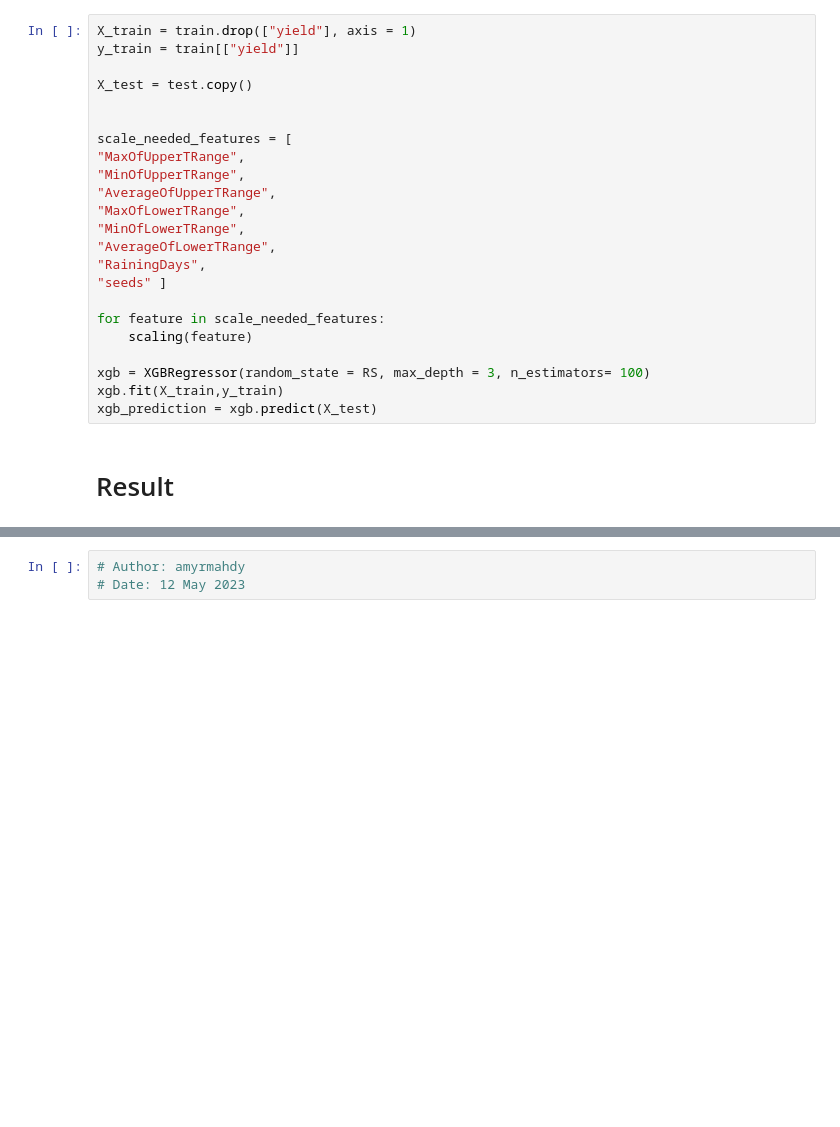
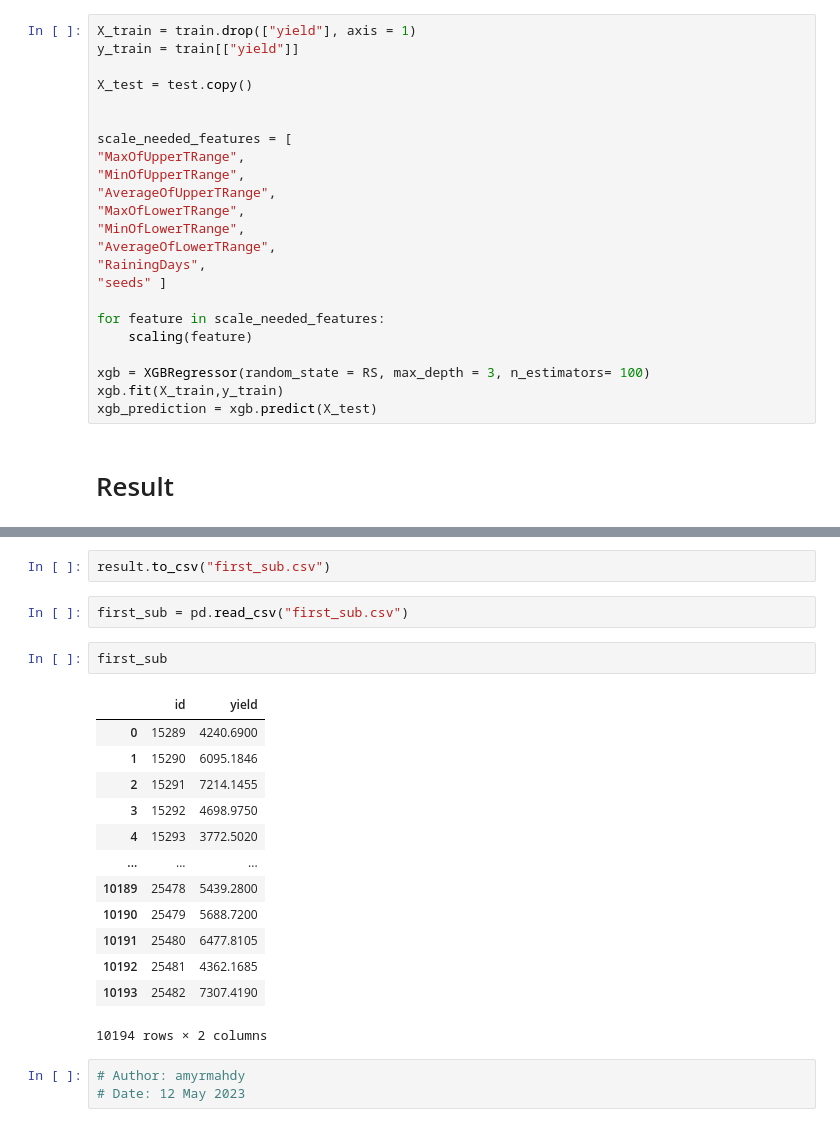
Before and after one commit to amyrmahdy/playground-series-s3e14-wild-blueberry, a Jupyter notebook: first_submission.ipynb, the cells around one changed output, grey strips where cells are left out. Drawn from its saved outputs; the diff is of its cells as text; blank space fills up the shorter version.

Commit message:
Add exporting results

```diff
--- a/first_submission.ipynb
+++ b/first_submission.ipynb
@@ -278,3 +304,23 @@ xgb_prediction = xgb.predict(X_test)
+# %%
+result.to_csv("first_sub.csv")
+# %%
+first_sub = pd.read_csv("first_sub.csv")
+# %%
+first_sub
+# %% [output]
+|  | id | yield |
+| 0 | 15289 | 4240.6900 |
+| 1 | 15290 | 6095.1846 |
+| 2 | 15291 | 7214.1455 |
+| 3 | 15292 | 4698.9750 |
+| 4 | 15293 | 3772.5020 |
+| ... | ... | ... |
+| 10189 | 25478 | 5439.2800 |
+| 10190 | 25479 | 5688.7200 |
+| 10191 | 25480 | 6477.8105 |
+| 10192 | 25481 | 4362.1685 |
+| 10193 | 25482 | 7307.4190 |
+10194 rows × 2 columns
 # %%
 # Author: amyrmahdy
 # Date: 12 May 2023
```
Also changed, not shown: parts of 5 cells of this notebook.
